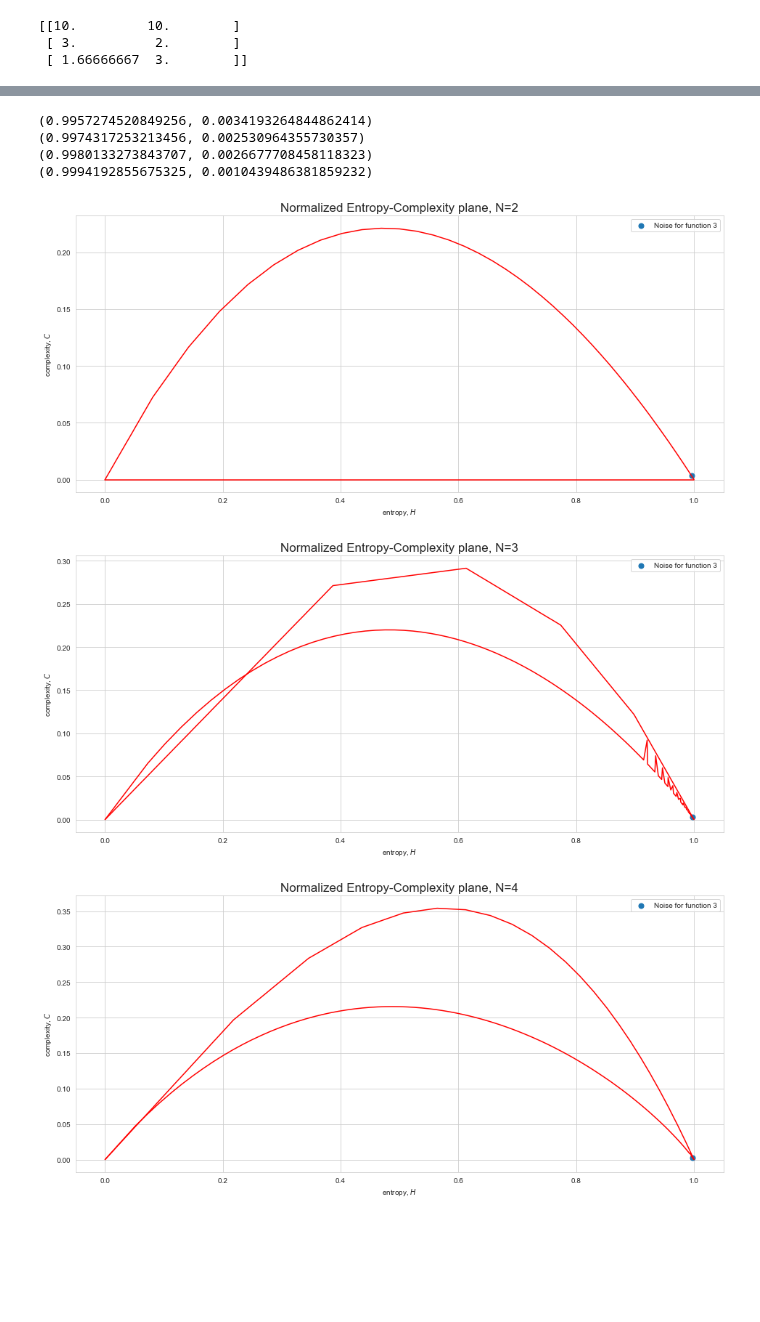
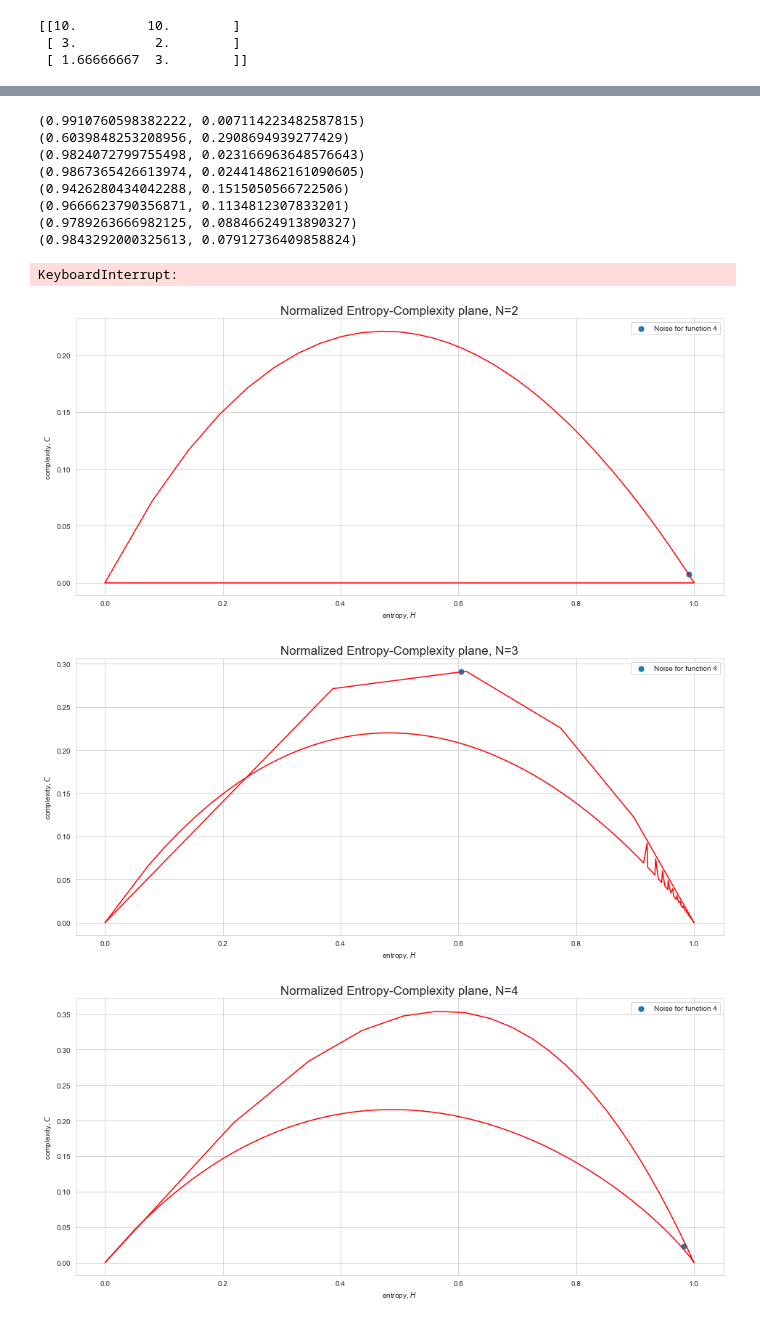
Before and after one commit to BorovTech/Timeseries_project, a Jupyter notebook: Entropy_Complexity_Analysis.ipynb, the cells around one changed output, grey strips where cells are left out. Saved outputs shown, nothing was run; the diff lists cells and outputs as text; code cells hidden in the pictures; blank space fills up the shorter version.

```diff
--- a/Entropy_Complexity_Analysis.ipynb
+++ b/Entropy_Complexity_Analysis.ipynb
@@ -45,3 +45,25 @@ print(trajectory_2 / trajectory_1)
 for N in tqdm(range(2, 10)):
     M = 1
     min_ec, max_ec = get_borders(n=N, m=M)
+# %%
+def functions_testing(inp, checker):
+    if checker == 0:
+        return 0
+
+    elif checker == 1:
+        n = (10**(len(str(inp)))) * factorial(inp)
+
+    elif checker == 2:
+        n = int(factorial(inp) * np.exp((inp**((1.055+inp/100)))))
+
+    elif checker == 3:
+        n = int(factorial(inp) * np.exp(inp))
+
+    elif checker == 4:
+        n = 10 ** len(str(factorial(inp)))
+
+
+    return n
+# %%
+for i in range(2, 20):
+    print(functions_testing(i, 4))
@@ -86,12 +113,17 @@ def plotting_test(inp=0, checker=0):
         ax.legend()
         plt.savefig("Fig_%s" % (i-2))
 # %%
-plotting_test(6, 3)
+plotting_test(20, 4)
 # %% [output]
-(0.9957274520849256, 0.0034193264844862414)
-(0.9974317253213456, 0.002530964355730357)
-(0.9980133273843707, 0.0026677708458118323)
-(0.9994192855675325, 0.0010439486381859232)
+(0.9910760598382222, 0.007114223482587815)
+(0.6039848253208956, 0.2908694939277429)
+(0.9824072799755498, 0.023166963648576643)
+(0.9867365426613974, 0.024414862161090605)
+(0.9426280434042288, 0.1515050566722506)
+(0.9666623790356871, 0.1134812307833201)
+(0.9789263666982125, 0.08846624913890327)
+(0.9843292000325613, 0.07912736409858824)
+KeyboardInterrupt:
 [figure]
-[figure, old version]
+[figure, new version]
-[figure, old version]
+[figure, new version]
```
Also changed, not shown: parts of 3 cells of this notebook, 17 other files.
